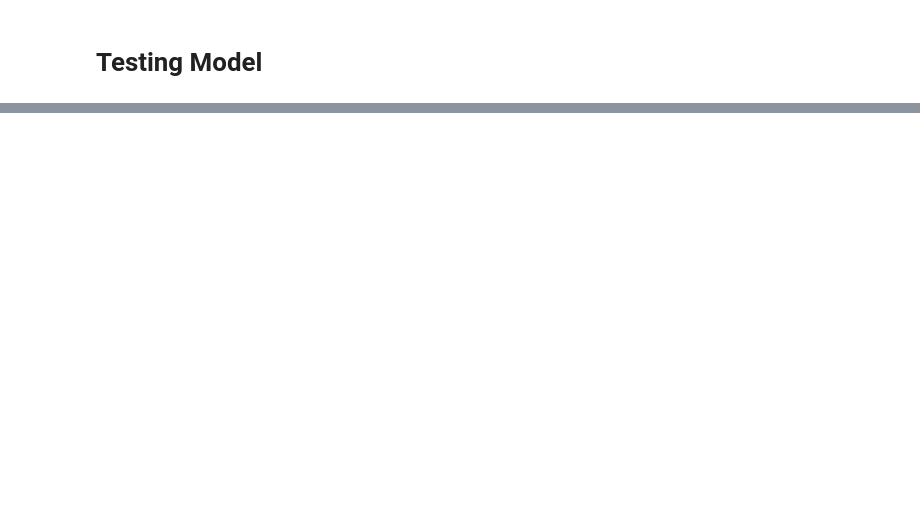
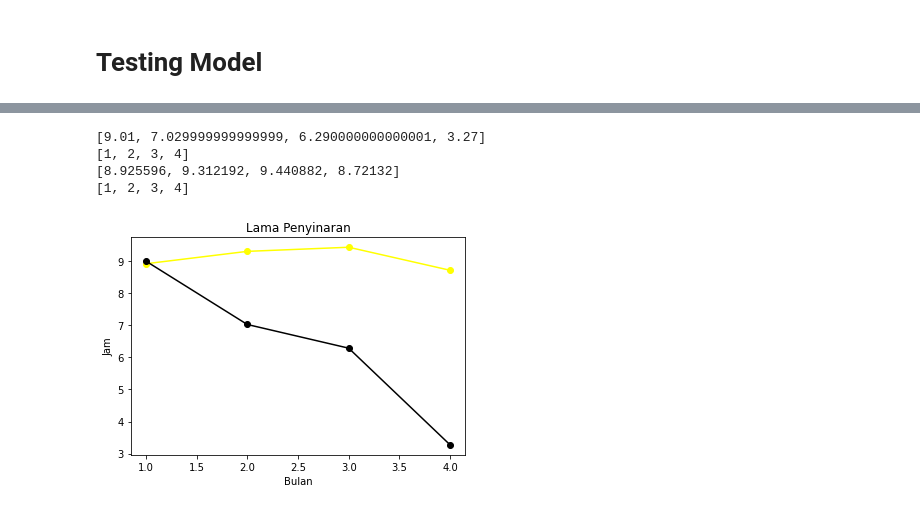
Before and after one commit to u1-byte/SmartCropYieldsPrediction, a Jupyter notebook: Machine Learning/Code/[Lama_Penyinaran]ML_Model.ipynb, the cells around one changed output, grey strips where cells are left out. Cells and saved outputs as stored; diff of their text form; code cells hidden in the pictures; blank space fills up the shorter version.

```diff
--- a/Machine Learning/Code/[Lama_Penyinaran]ML_Model.ipynb
+++ b/Machine Learning/Code/[Lama_Penyinaran]ML_Model.ipynb
@@ -299,0 +256,38 @@ print(output_test)
+# %%
+temp_test=[]
+number=[]
+count=1
+
+for j in output_test[0]:
+  temp_test.append(j)
+  number.append(count)
+  count+=1
+
+print(temp_test)
+print(number)
+
+temp_predict=[]
+number=[]
+count=1
+
+for j in data_prediksi[0]:
+  temp_predict.append(j)
+  number.append(count)
+  count+=1
+
+print(temp_predict)
+print(number)
+
+# Grafik garis dari Suhu
+plt.plot(number,temp_predict,marker='o',color="yellow")
+plt.plot(number,temp_test,marker='o',color="black")
+plt.title('Lama Penyinaran')
+plt.ylabel('Jam')
+plt.xlabel('Bulan')
+plt.show()
+# %% [output]
+[9.01, 7.029999999999999, 6.290000000000001, 3.27]
+[1, 2, 3, 4]
+[8.925596, 9.312192, 9.440882, 8.72132]
+[1, 2, 3, 4]
+[figure, added]
```
Also changed, not shown: parts of 19 cells of this notebook.
